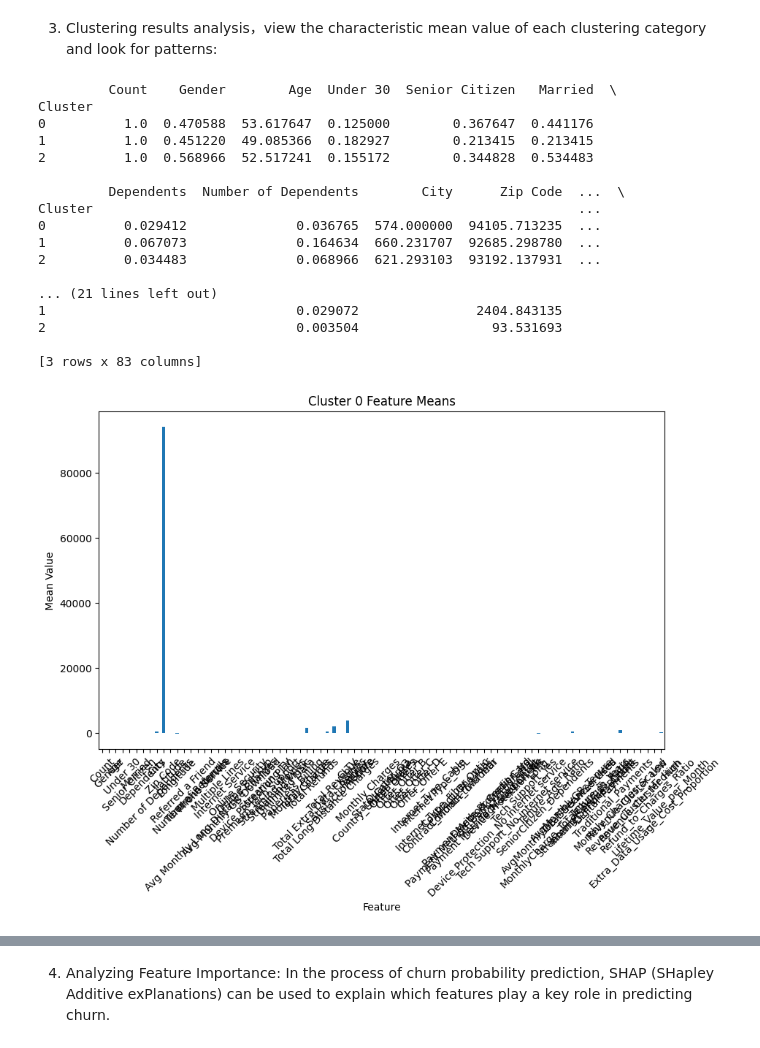
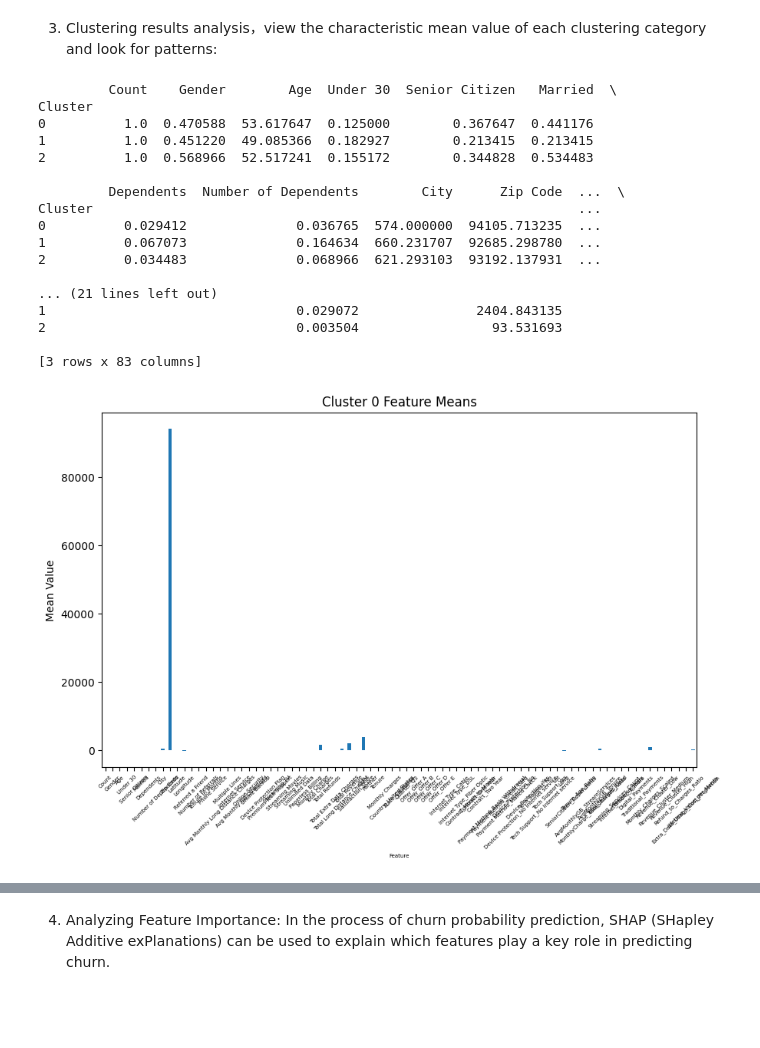
Before and after one commit to eelisee/telco-customer-churn, a Jupyter notebook: 4_analysis/7_MLP.ipynb, the cells around one changed output, grey strips where cells are left out. Cells and saved outputs as stored; diff of their text form; code cells hidden in the pictures; blank space fills up the shorter version.

```diff
--- a/4_analysis/7_MLP.ipynb
+++ b/4_analysis/7_MLP.ipynb
@@ -167,33 +167,33 @@ high_churn_users_numeric['Cluster'] = clusters
 cluster_analysis = high_churn_users_numeric.groupby('Cluster').mean()
 
 # Step 5: View the feature means for each category in the clustering results
 print(cluster_analysis)
 
 # Step 6: Visualize the mean value of features in each clustering category
 for cluster_label in cluster_analysis.index:
     plt.figure(figsize=(10, 6))
     cluster_analysis.loc[cluster_label].plot(kind='bar')
     plt.title(f'Cluster {cluster_label} Feature Means')
-    plt.xlabel('Feature')
+    plt.xlabel('Feature', fontsize=5)
     plt.ylabel('Mean Value')
-    plt.xticks(rotation=45)
+    plt.xticks(rotation=45, fontsize=5)
     plt.show()
 # %% [output]
          Count    Gender        Age  Under 30  Senior Citizen   Married  \
 Cluster
 0          1.0  0.470588  53.617647  0.125000        0.367647  0.441176
 1          1.0  0.451220  49.085366  0.182927        0.213415  0.213415
 2          1.0  0.568966  52.517241  0.155172        0.344828  0.534483
 
          Dependents  Number of Dependents        City      Zip Code  ...  \
 Cluster                                                              ...
 0          0.029412              0.036765  574.000000  94105.713235  ...
 1          0.067073              0.164634  660.231707  92685.298780  ...
 2          0.034483              0.068966  621.293103  93192.137931  ...
 
 ... (21 lines left out)
 1                                0.029072               2404.843135
 2                                0.003504                 93.531693
 
 [3 rows x 83 columns]
-[figure, old version]
+[figure, new version]
```
Also changed, not shown: parts of 3 cells of this notebook, 9 other files.
